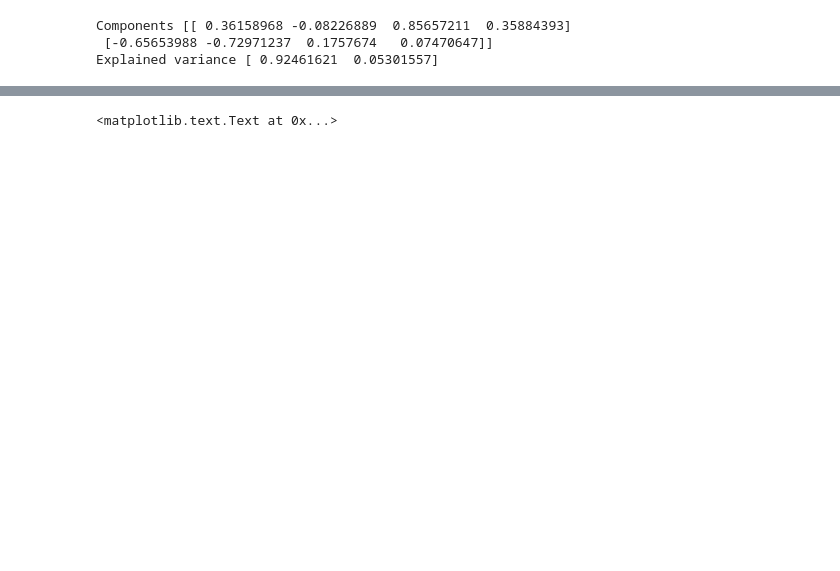
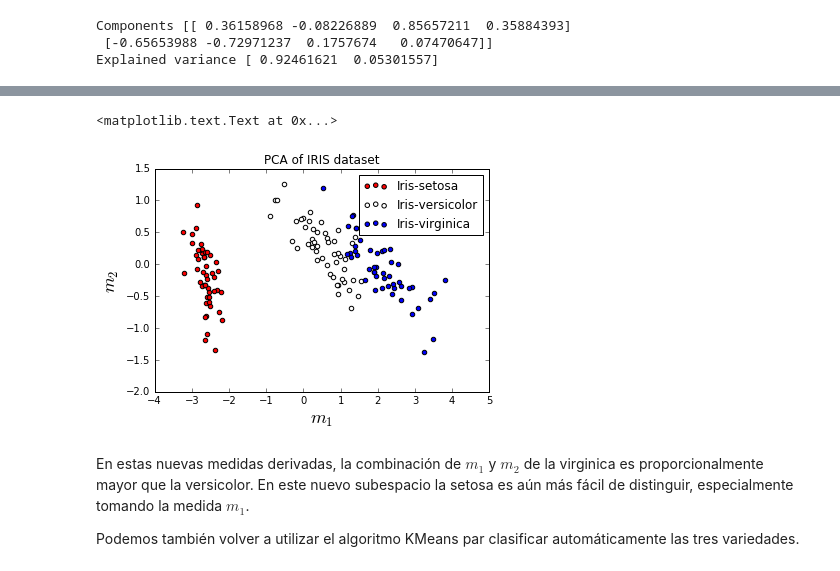
Before and after one commit to ekergy/jupyter_notebooks, a Jupyter notebook: curso/6-ML.ipynb, the cells around one changed output, grey strips where cells are left out. Saved outputs shown, nothing was run; the diff lists cells and outputs as text; code cells hidden in the pictures; blank space fills up the shorter version.

```diff
--- a/curso/6-ML.ipynb
+++ b/curso/6-ML.ipynb
@@ -150,9 +204,12 @@ projected = pd.DataFrame(
     }
 )
 
-for (group, data), c in zip(projected.groupby('Name'), 'rgb'):
+for (group, data), c in zip(projected.groupby('Name'), 'rwb'):
     plt.scatter(data.Axis1, data.Axis2, c=c, label=group)
 
+
+ax.set_xlabel(r'$m_1$', fontsize=18)
+ax.set_ylabel(r'$m_2$', fontsize=18)
 plt.legend()
 plt.title('PCA of IRIS dataset')
 # %% [output]
@@ -161,4 +216,9 @@ plt.title('PCA of IRIS dataset')
 <matplotlib.text.Text at 0x...>
+[figure, added]
+# %% [markdown]
+En estas nuevas medidas derivadas, la combinación de $m_1$ y $m_2$ de la virginica es proporcionalmente mayor que la versicolor. En este nuevo subespacio la setosa es aún más fácil de distinguir, especialmente tomando la medida $m_1$.
+
+Podemos también volver a utilizar el algoritmo KMeans par clasificar automáticamente las tres variedades.
 # %%
 data = np.vstack((projected.Axis1.as_matrix(),
                   projected.Axis2.as_matrix())).T
```
Also changed, not shown: parts of 24 cells of this notebook, 2 other files.
